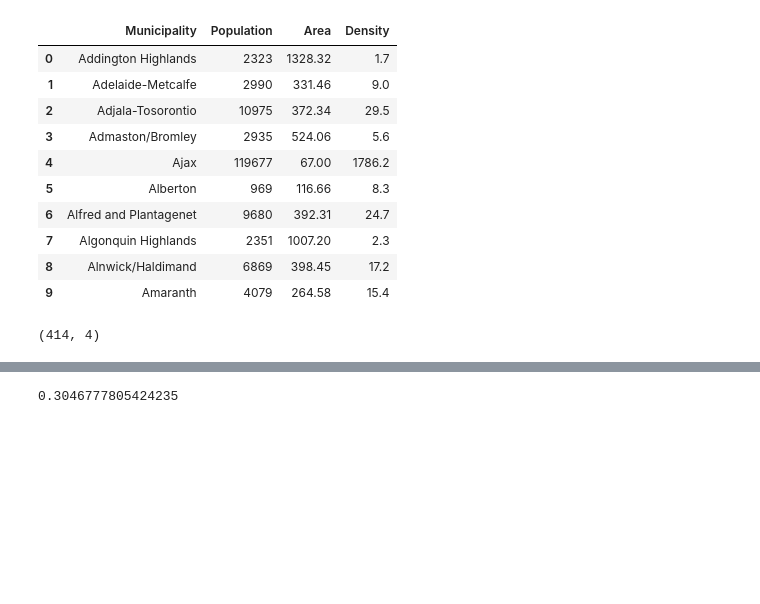
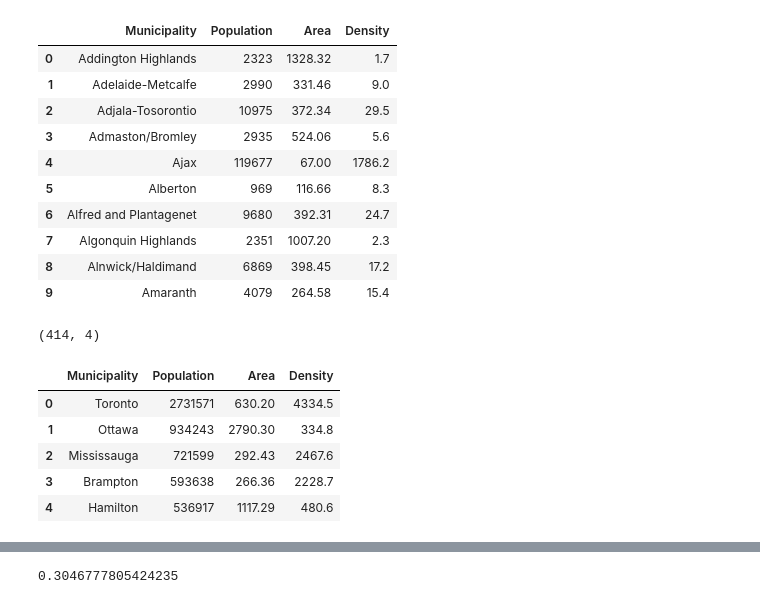
Before and after one commit to timlorepublic/battleOfN, a Jupyter notebook: covid.ipynb, the cells around one changed output, grey strips where cells are left out. Cells and saved outputs as stored; diff of their text form; code cells hidden in the pictures; blank space fills up the shorter version.

```diff
--- a/covid.ipynb
+++ b/covid.ipynb
@@ -205,0 +214,10 @@ mun_on.shape
+# %%
+mun_sorted = mun_on.sort_values(by=['Population'],ascending=False).reset_index(drop=True)
+mun_sorted.head()
+# %% [output]
+|  | Municipality | Population | Area | Density |
+| 0 | Toronto | 2731571 | 630.20 | 4334.5 |
+| 1 | Ottawa | 934243 | 2790.30 | 334.8 |
+| 2 | Mississauga | 721599 | 292.43 | 2467.6 |
+| 3 | Brampton | 593638 | 266.36 | 2228.7 |
+| 4 | Hamilton | 536917 | 1117.29 | 480.6 |
```
Also changed, not shown: parts of 8 cells of this notebook, 7 other files.
